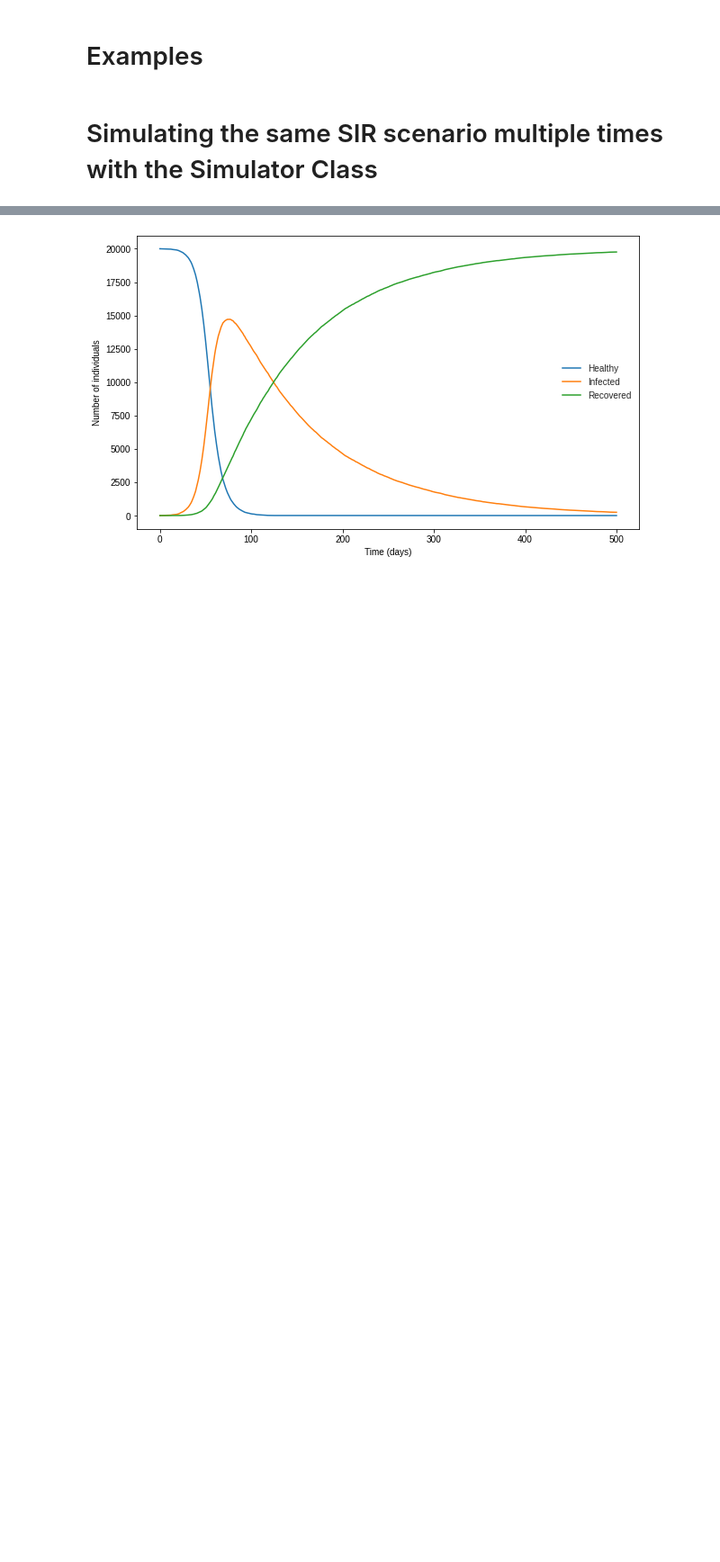
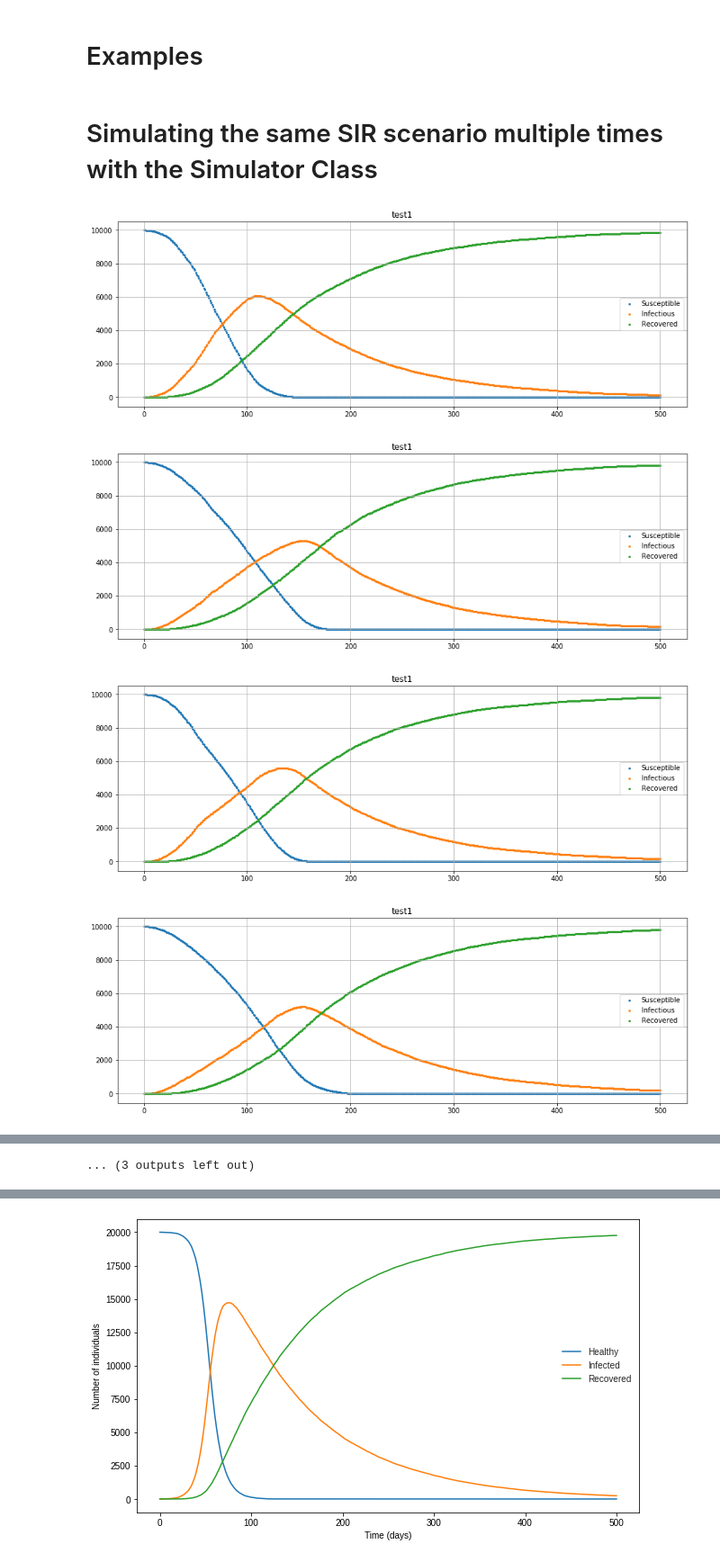
Before and after one commit to DiegoGH117/cellare, a Jupyter notebook: cellareExamples.ipynb, the cells around one changed output, grey strips where cells are left out. Shown: that part at 90% size. Cells and saved outputs as stored; diff of their text form; code cells hidden in the pictures; blank space fills up the shorter version.

```diff
--- a/cellareExamples.ipynb
+++ b/cellareExamples.ipynb
@@ -289,3 +8,31 @@ class Simulator():
 # Examples
 # %% [markdown]
 # Simulating the same SIR scenario multiple times with the Simulator Class
+# %%
+testcom1 = Community('test1', 100)
+testcom1.setBaseInfectionProbability(0.2)
+testcom1.calculateInfectionProbability(0) # r=0
+testcom1.setRecoveryProbability(0.01)
+
+testcom2 = Community('test2', 100)
+testcom2.setBaseInfectionProbability(0.4)
+testcom2.calculateInfectionProbability(0) # r=0
+testcom2.setRecoveryProbability(0.01)
+
+testcom3 = Community('test3', 100)
+testcom3.setBaseInfectionProbability(0.6)
+testcom3.calculateInfectionProbability(0) # r=0
+testcom3.setRecoveryProbability(0.01)
+
+community_dict = {testcom1.getName(): testcom1,
+                  testcom2.getName(): testcom2,
+                  testcom3.getName(): testcom3}
+
+testsim = Simulator(community_dict)
+
+testsim.simulate(numberOfSimulations = 5, simulationSteps=500, initiallyInfected=1, plot=True)
+# %% [output]
+[figure, added]
+[figure, added]
+[figure, added]
+[figure, added]
@@ -292,3 +47,4 @@ class Simulator():
+... (3 outputs left out)
 # %%
 # create the community you'll use in the multiple simulations
 com2 = Community('com2', 100)
```
Also changed, not shown: parts of 14 cells of this notebook, 2 other files.
